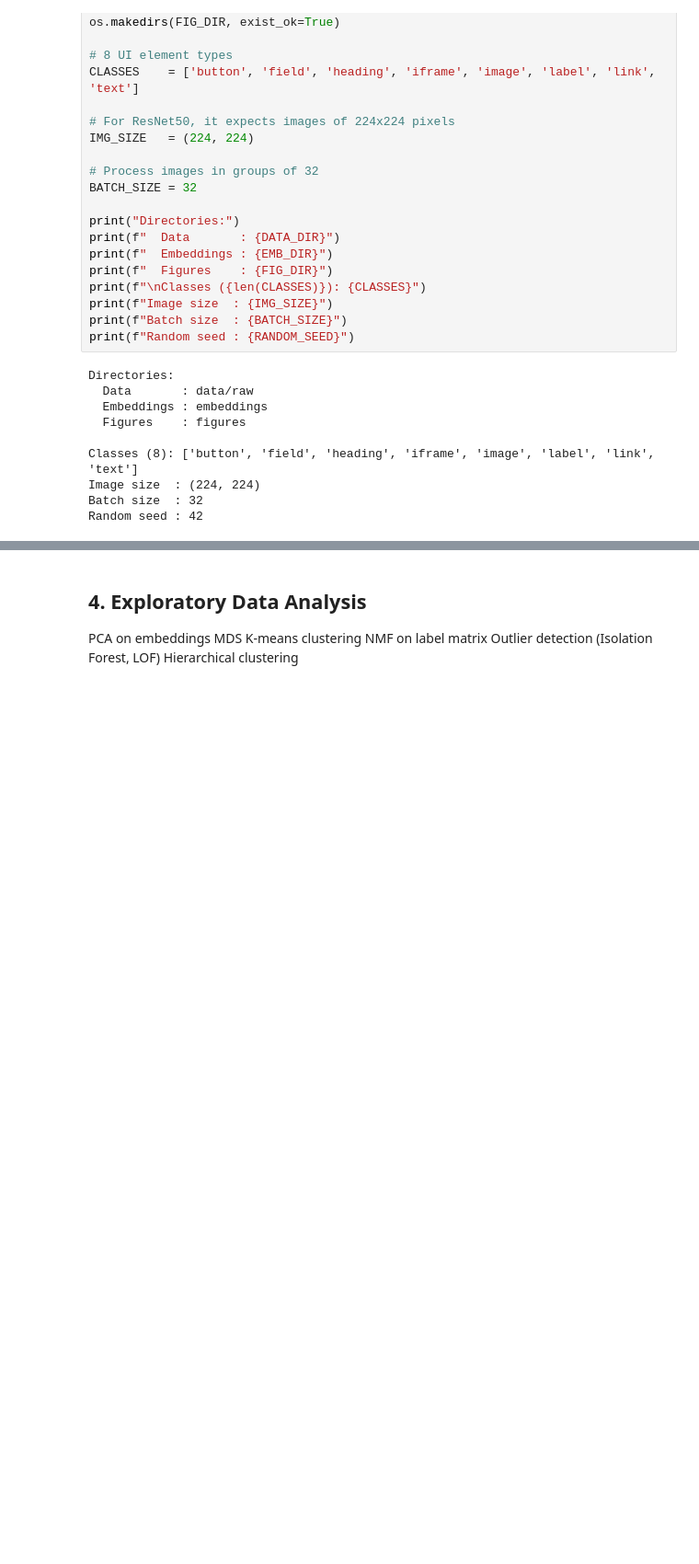
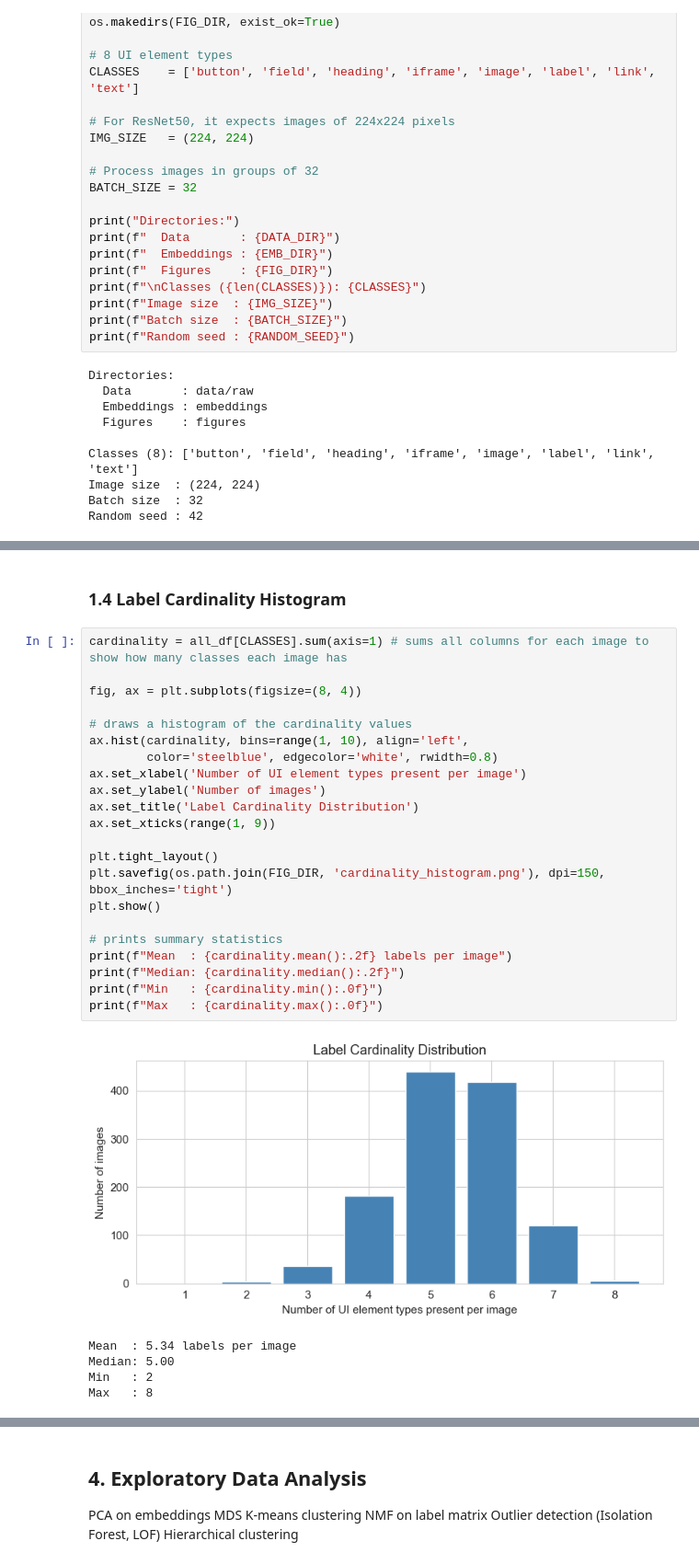
Before and after one commit to isx9/webpage-element-classifier, a Jupyter notebook: webpage_ui_element_classification.ipynb, the cells around one changed output, grey strips where cells are left out. Shown at 92% size. Cells and saved outputs as stored; diff of their text form; blank space fills up the shorter version.

```diff
--- a/webpage_ui_element_classification.ipynb
+++ b/webpage_ui_element_classification.ipynb
@@ -161,0 +255,30 @@ FileNotFoundError: [Errno 2] No such file or directory: 'data/raw/train/_classes
+# %% [markdown]
+### 1.4 Label Cardinality Histogram
+# %%
+cardinality = all_df[CLASSES].sum(axis=1) # sums all columns for each image to show how many classes each image has
+
+fig, ax = plt.subplots(figsize=(8, 4))
+
+# draws a histogram of the cardinality values
+ax.hist(cardinality, bins=range(1, 10), align='left',
+        color='steelblue', edgecolor='white', rwidth=0.8)
+ax.set_xlabel('Number of UI element types present per image')
+ax.set_ylabel('Number of images')
+ax.set_title('Label Cardinality Distribution')
+ax.set_xticks(range(1, 9))
+
+plt.tight_layout()
+plt.savefig(os.path.join(FIG_DIR, 'cardinality_histogram.png'), dpi=150, bbox_inches='tight')
+plt.show()
+
+# prints summary statistics
+print(f"Mean  : {cardinality.mean():.2f} labels per image")
+print(f"Median: {cardinality.median():.2f}")
+print(f"Min   : {cardinality.min():.0f}")
+print(f"Max   : {cardinality.max():.0f}")
+# %% [output]
+[figure, added]
+Mean  : 5.34 labels per image
+Median: 5.00
+Min   : 2
+Max   : 8
```
Also changed, not shown: parts of 19 cells of this notebook.
